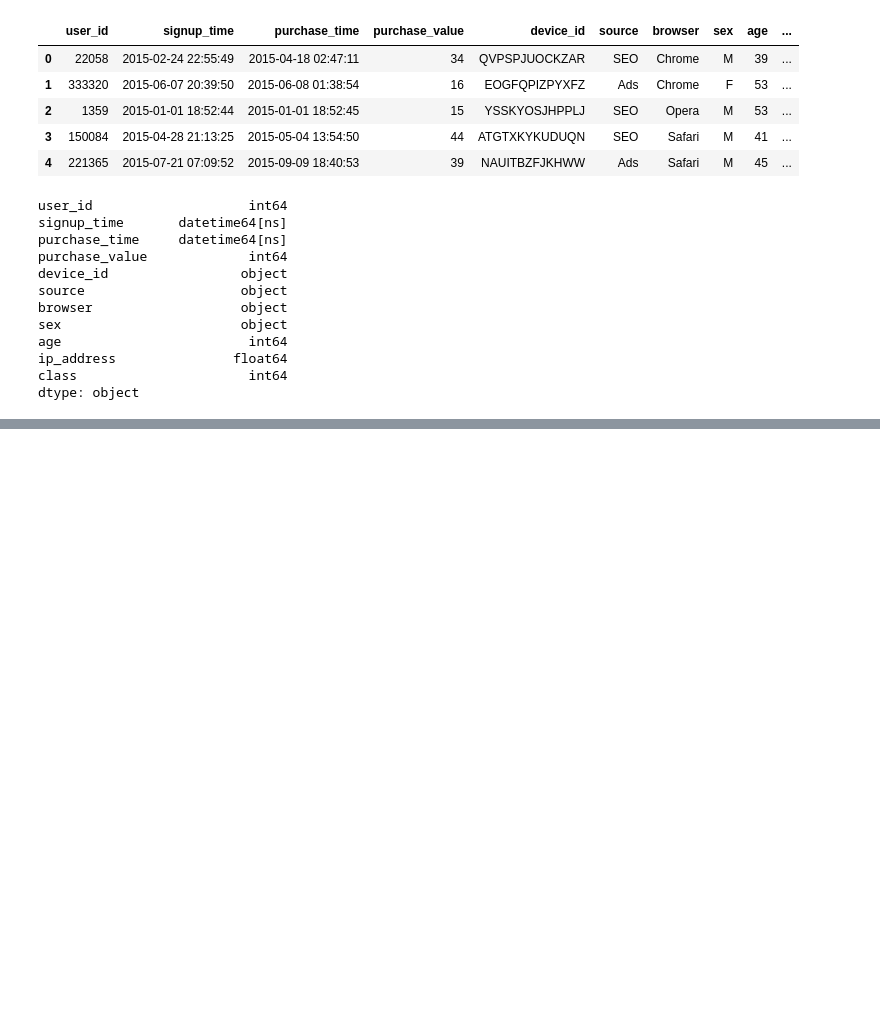
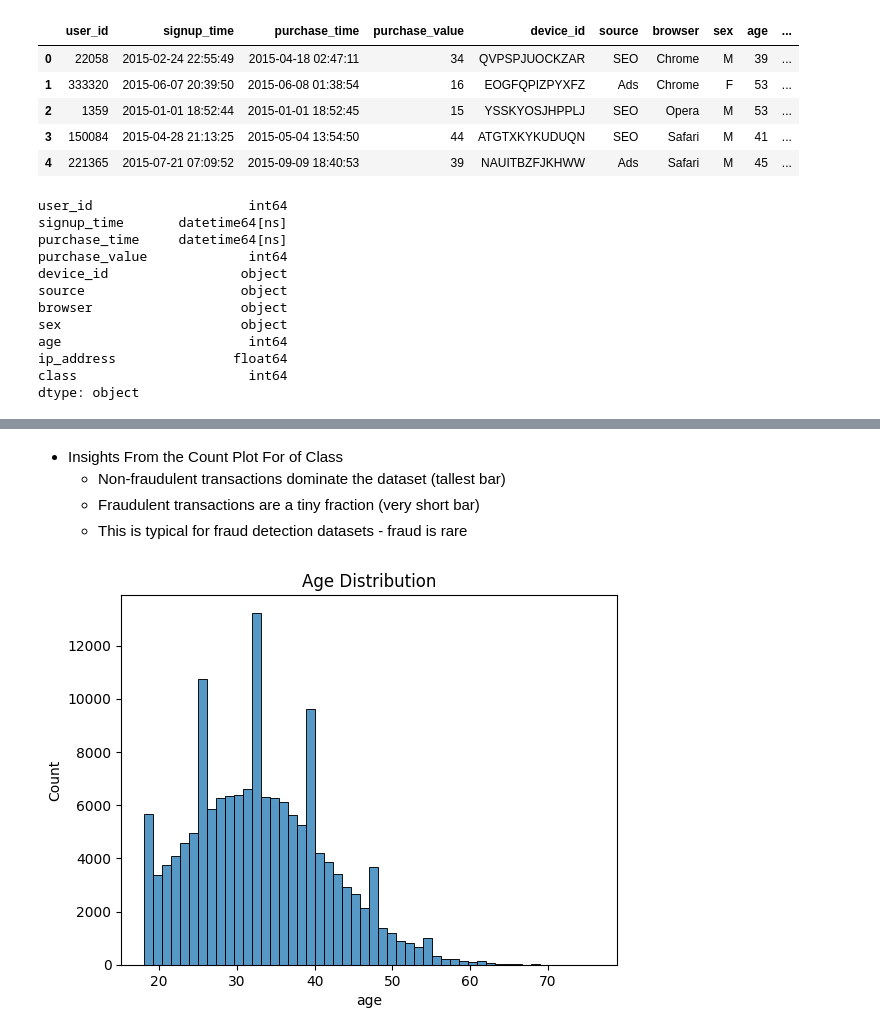
Before and after one commit to Kidist-c/Fraud-Detecton-for-ecommerce, a Jupyter notebook: notebooks/eda-fraud-data.ipynb, the cells around one changed output, grey strips where cells are left out. Saved outputs shown, nothing was run; the diff lists cells and outputs as text; code cells hidden in the pictures; blank space fills up the shorter version.

```diff
--- a/notebooks/eda-fraud-data.ipynb
+++ b/notebooks/eda-fraud-data.ipynb
@@ -139,0 +174,12 @@ dtype: object
+# %% [markdown]
+* Insights From the Count Plot For of Class
+  * Non-fraudulent transactions dominate the dataset (tallest bar)
+  * Fraudulent transactions are a tiny fraction (very short bar)
+  * This is typical for fraud detection datasets - fraud is rare
+# %%
+# Distribution plot for age
+sns.histplot(fraud_df['age'],bins=50)
+plt.title("Age Distribution")
+plt.show()
+# %% [output]
+[figure, added]
```
Also changed, not shown: parts of 16 cells of this notebook.
